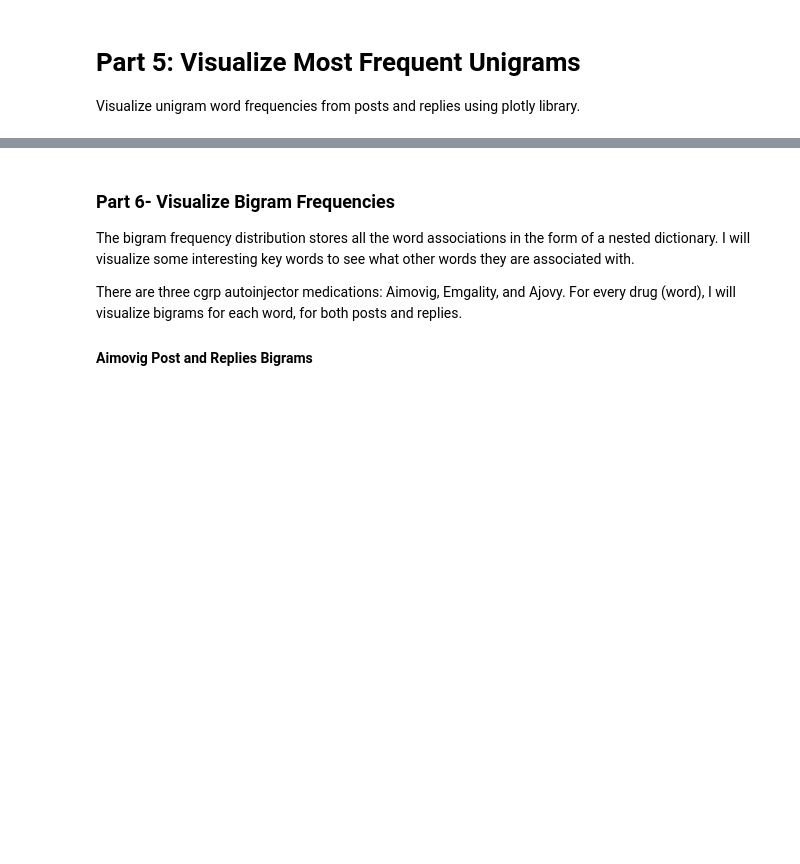
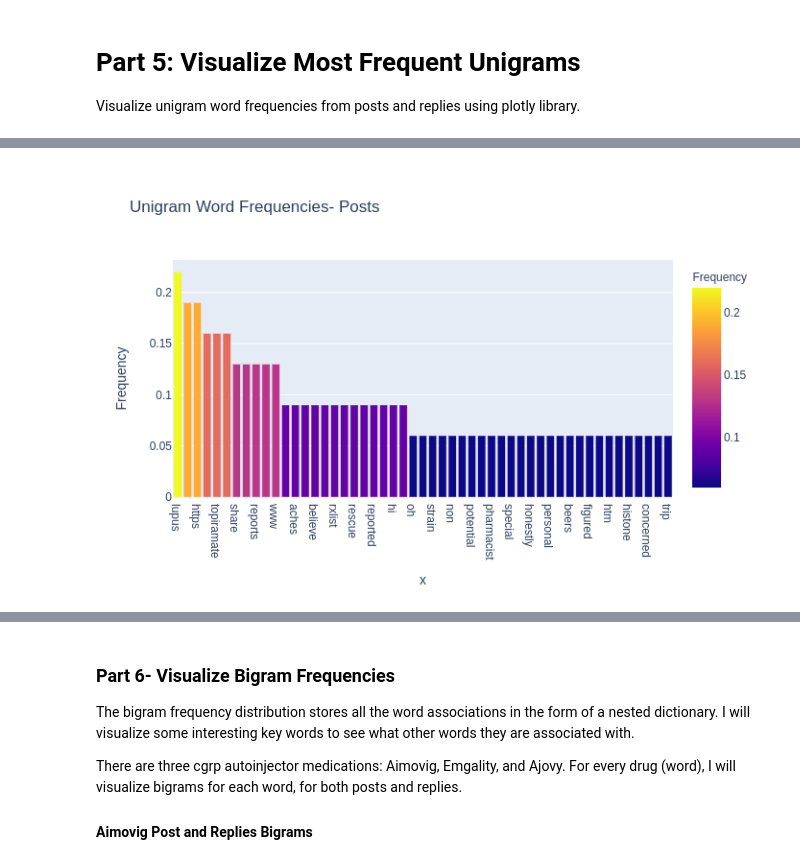
Before and after one commit to evdelph/MongoDB, a Jupyter notebook: RedditVisualization.ipynb, the cells around one changed output, grey strips where cells are left out. Saved outputs shown, nothing was run; the diff lists cells and outputs as text; code cells hidden in the pictures; blank space fills up the shorter version.

```diff
--- a/RedditVisualization.ipynb
+++ b/RedditVisualization.ipynb
@@ -169,5 +175,6 @@ replies_freq_dist = nltk.ConditionalFreqDist(replies_bigrams)
 # Part 5: Visualize Most Frequent Unigrams
 Visualize unigram word frequencies from posts and replies using plotly library.
 # %%
-px.bar(post_top_50, x=post_top_50.index, y="Frequency",color="Frequency",title="Unigram Word Frequencies- Posts")
+fig = px.bar(post_top_50, x=post_top_50.index, y="Frequency",color="Frequency",title="Unigram Word Frequencies- Posts")
+fig.show("png")
 # %% [output]
@@ -175 +181,2 @@ px.bar(post_top_50, x=post_top_50.index, y="Frequency",color="Frequency",title="
+[figure, added]
 # %%
```
Also changed, not shown: parts of 11 cells of this notebook.
